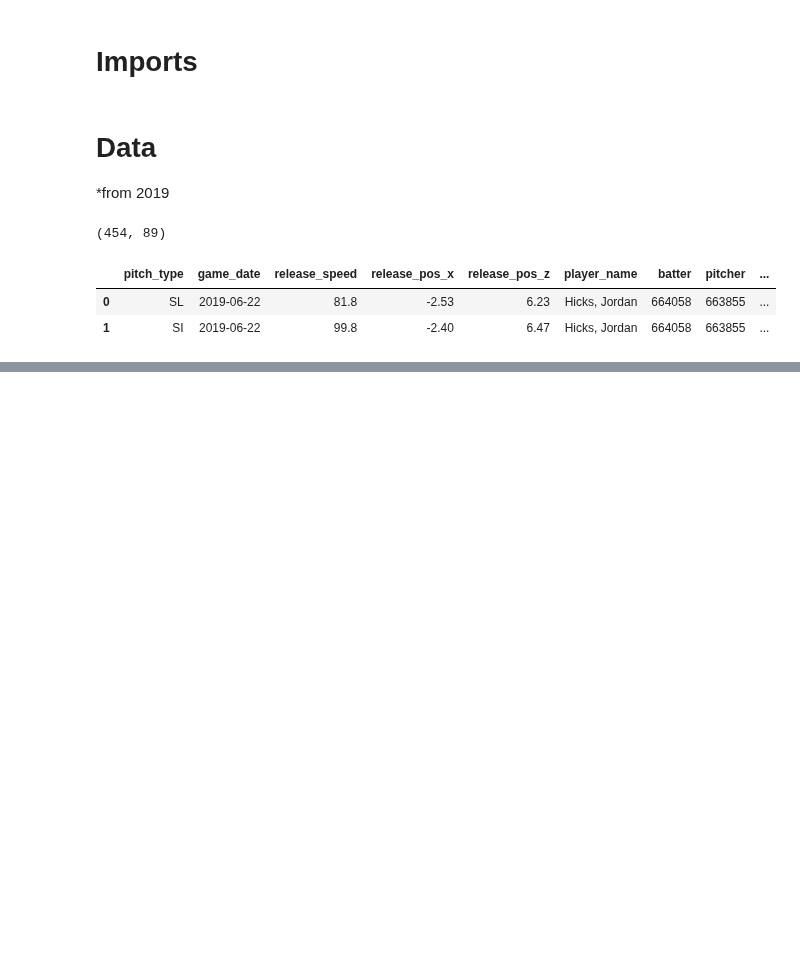
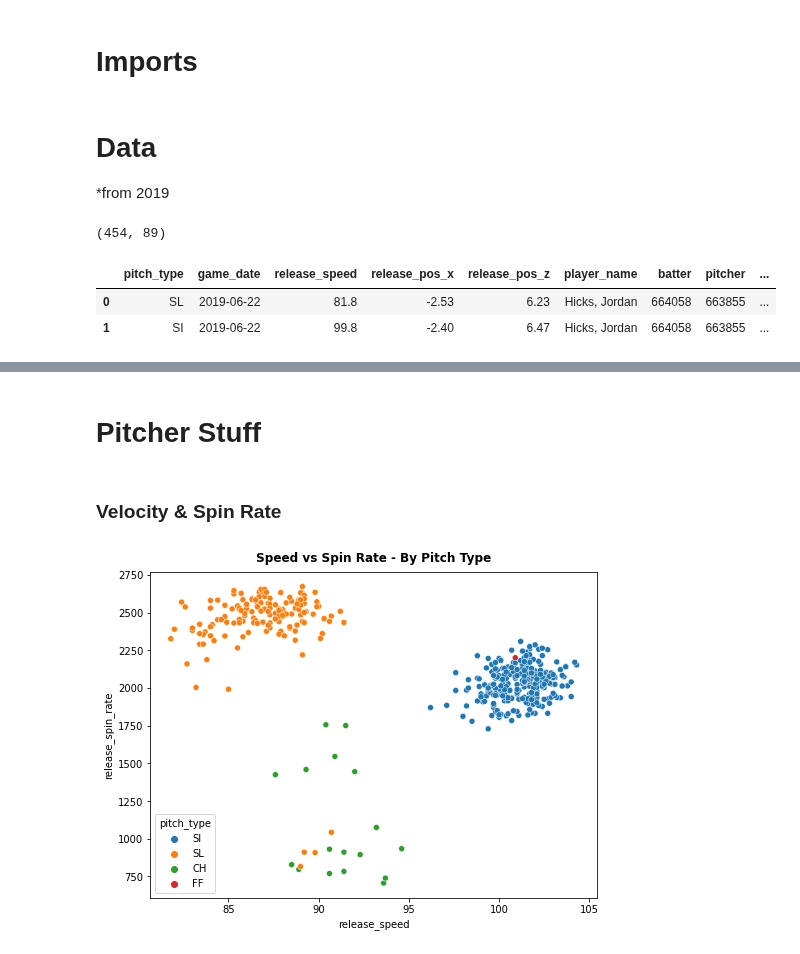
Before and after one commit to anthonyzurke/player-analysis, a Jupyter notebook: pitchers/hicks-scoutingreport.ipynb, the cells around one changed output, grey strips where cells are left out. Drawn from its saved outputs; the diff is of its cells as text; code cells hidden in the pictures; blank space fills up the shorter version.

```diff
--- a/pitchers/hicks-scoutingreport.ipynb
+++ b/pitchers/hicks-scoutingreport.ipynb
@@ -30,0 +128,12 @@ hicks.head(2)
+# %% [markdown]
+# Pitcher Stuff
+# %% [markdown]
+### Velocity & Spin Rate
+# %%
+plt.figure(figsize = (8, 6))
+
+sns.scatterplot(data = hicks, x = 'release_speed', y = 'release_spin_rate', hue = 'pitch_type',
+                hue_order = ['SI', 'SL', 'CH', 'FF'], palette = 'tab10')
+plt.title('Speed vs Spin Rate - By Pitch Type', fontdict = font_title, pad = 15);
+# %% [output]
+[figure, added]
```
Also changed, not shown: parts of 23 cells of this notebook, 1 other file.
